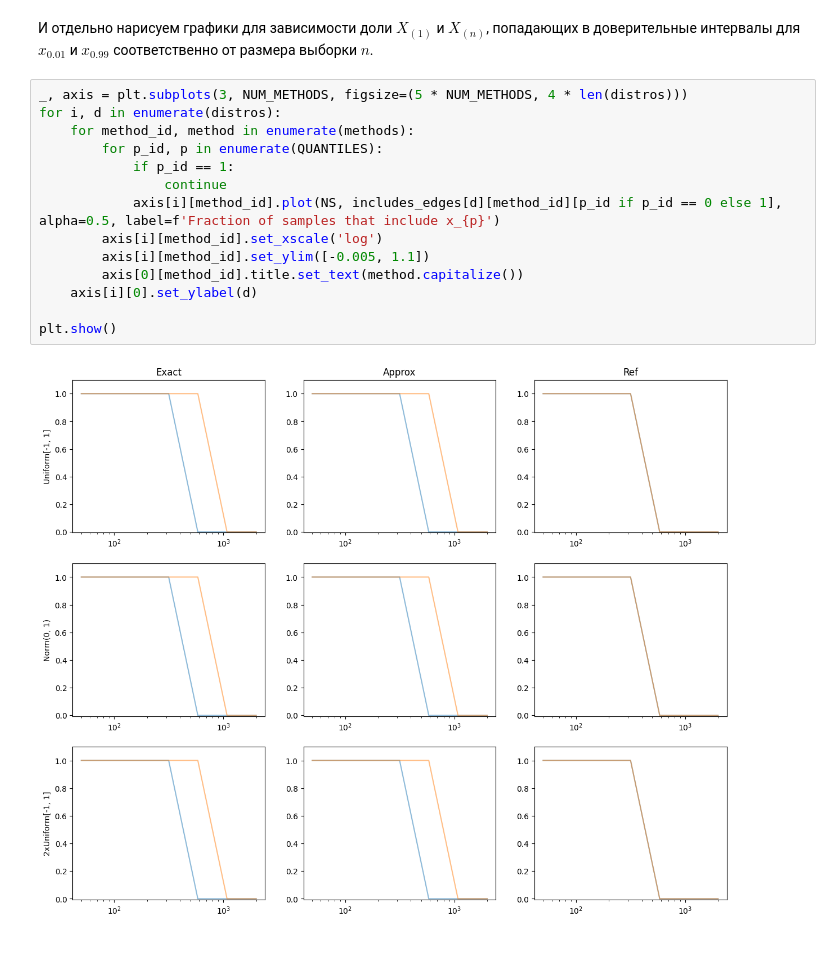
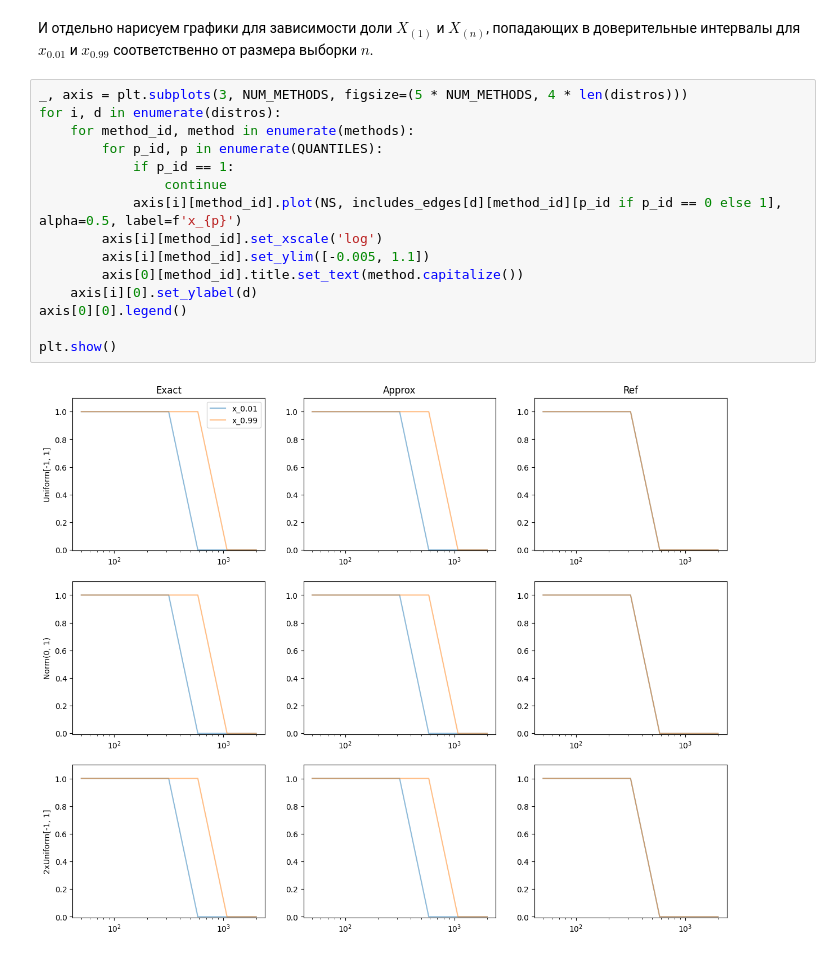
Before and after one commit to sergfedchin/hse-applied-statistics-methods, a Jupyter notebook: practice/pr04.ipynb, the cells around one changed output. Cells and saved outputs as stored; diff of their text form.

```diff
--- a/practice/pr04.ipynb
+++ b/practice/pr04.ipynb
@@ -244,16 +244,17 @@ plt.show()
 # %%
 _, axis = plt.subplots(3, NUM_METHODS, figsize=(5 * NUM_METHODS, 4 * len(distros)))
 for i, d in enumerate(distros):
     for method_id, method in enumerate(methods):
         for p_id, p in enumerate(QUANTILES):
             if p_id == 1:
                 continue
-            axis[i][method_id].plot(NS, includes_edges[d][method_id][p_id if p_id == 0 else 1], alpha=0.5, label=f'Fraction of samples that include x_{p}')
+            axis[i][method_id].plot(NS, includes_edges[d][method_id][p_id if p_id == 0 else 1], alpha=0.5, label=f'x_{p}')
         axis[i][method_id].set_xscale('log')
         axis[i][method_id].set_ylim([-0.005, 1.1])
         axis[0][method_id].title.set_text(method.capitalize())
     axis[i][0].set_ylabel(d)
+axis[0][0].legend()
 
 plt.show()
 # %% [output]
-[figure, old version]
+[figure, new version]
```
Also changed, not shown: parts of 1 cell of this notebook.
